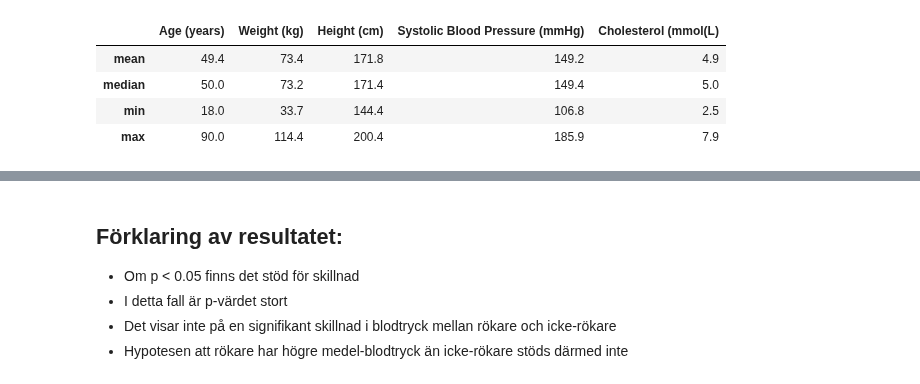
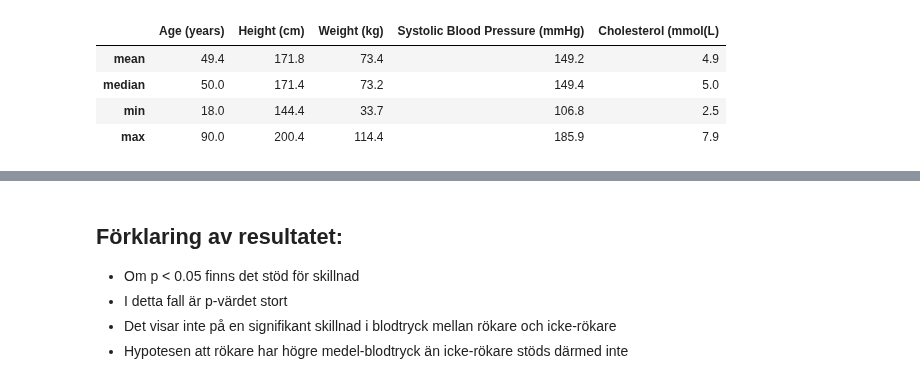
Before and after one commit to iidaclaesson/Healthstudy, a Jupyter notebook: report.ipynb, the cells around one changed output, grey strips where cells are left out. Drawn from its saved outputs; the diff is of its cells as text; code cells hidden in the pictures.

```diff
--- a/report.ipynb
+++ b/report.ipynb
@@ -13,21 +13,21 @@ from scipy import stats
 # %%
 # Calculates a summary of statistics for age, weight, height, systolic_bp, cholesterol
 from src.metrics import summary_stats
 
 stats_df = summary_stats(df)
 
-stats_summary = stats.rename(
+stats_summary = stats_df.rename(
     columns= {
     "age": "Age (years)",
     "weight": "Weight (kg)",
     "height": "Height (cm)",
     "systolic_bp": "Systolic Blood Pressure (mmHg)",
     "cholesterol": "Cholesterol (mmol(L)"
 })
 stats_summary.round(1)
 # %% [output]
-|  | Age (years) | Weight (kg) | Height (cm) | Systolic Blood Pressure (mmHg) | Cholesterol (mmol(L) |
-| mean | 49.4 | 73.4 | 171.8 | 149.2 | 4.9 |
-| median | 50.0 | 73.2 | 171.4 | 149.4 | 5.0 |
-| min | 18.0 | 33.7 | 144.4 | 106.8 | 2.5 |
-| max | 90.0 | 114.4 | 200.4 | 185.9 | 7.9 |
+|  | Age (years) | Height (cm) | Weight (kg) | Systolic Blood Pressure (mmHg) | Cholesterol (mmol(L) |
+| mean | 49.4 | 171.8 | 73.4 | 149.2 | 4.9 |
+| median | 50.0 | 171.4 | 73.2 | 149.4 | 5.0 |
+| min | 18.0 | 144.4 | 33.7 | 106.8 | 2.5 |
+| max | 90.0 | 200.4 | 114.4 | 185.9 | 7.9 |
```
Also changed, not shown: parts of 11 cells of this notebook, 1 other file.
